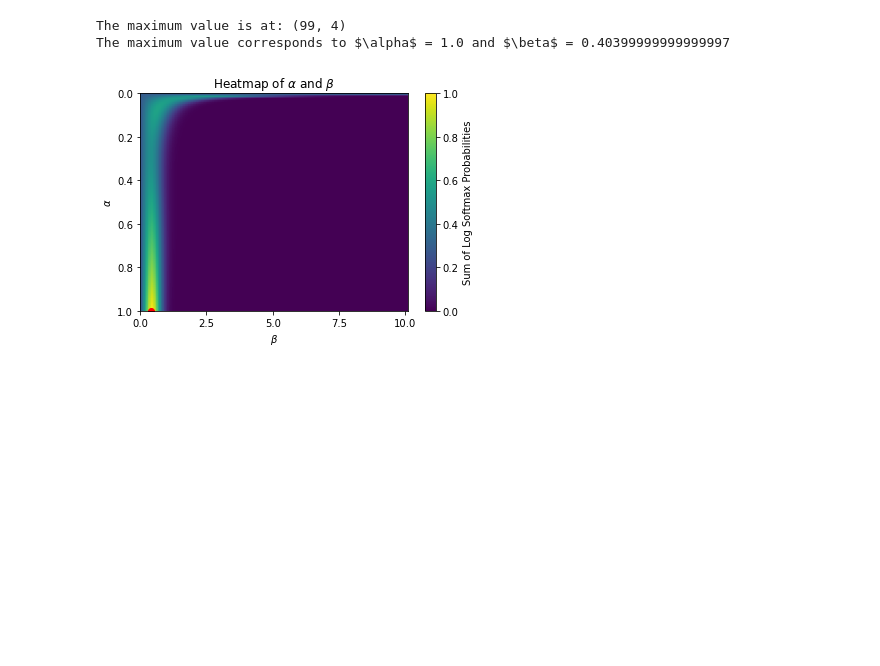
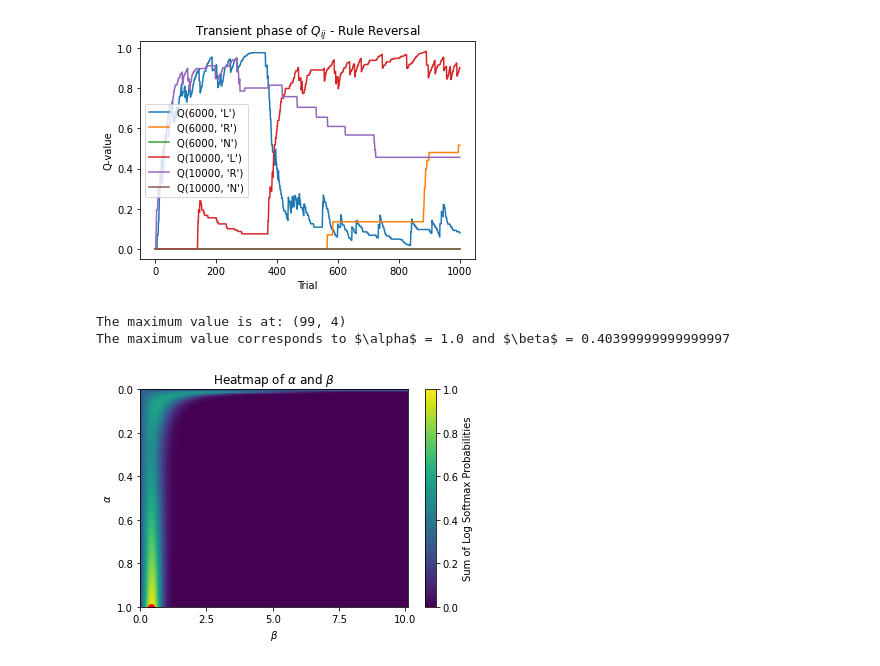
Before and after one commit to sabdi077/Max._Likelihood_-_Transient_Q_ij, a Jupyter notebook: Maximum Likelihood (1) (1).ipynb, the cells around one changed output. Cells and saved outputs as stored; diff of their text form; code cells hidden in the pictures; blank space fills up the shorter version.

```diff
--- a/Maximum Likelihood (1) (1).ipynb
+++ b/Maximum Likelihood (1) (1).ipynb
@@ -94,3 +94,103 @@ plt.show()
+# %%
+import pandas as pd
+import numpy as np
+import matplotlib.pyplot as plt
+from OOP_RealFilteredData import Simulation
+import math
+
+Q_i = {'6kHz': {'L': 0, 'R': 0, 'N': 0}, '10kHz': {'L': 0, 'R': 0, 'N': 0}}
+N=2000
+T=1000
+# df = pd.read_csv('expert_mice_all_trials.csv')
+
+# Slicing the data
+# df_sliced = df.iloc[T:N+1]
+
+# Reset the index of the sliced data
+# df_sliced.reset_index(drop=True, inplace=True)
+sim = Simulation(T, N, Q_i)
+# Extract the columns
+rew_t = sim.R
+tone_freq = sim.states
+response = sim.actions
+
+
+
+# Define your rewards for each trial
+R = []
+
+for t in range(N-T):
+    R.append(rew_t[t])
+A=0.07
+
+def DeltaLearningRule(A, tone_freq, response):
+    N = len(tone_freq)
+
+    # Define the initial Q values as a dictionary
+    Q = {(6000, 'L'): 0, (6000, 'R'): 0, (6000, 'N'): 0, (10000, 'L'): 0, (10000, 'R'): 0, (10000, 'N'): 0}
+    Q_history = [Q.copy()]  # Keep a history of Q at each time step
+
+    # Iterate over the trials
+    for t in range(N):
+        # Get the current i and j values
+        i, j = int(tone_freq[t]), response[t]
+
+        # Update the corresponding element of the matrix
+        Q[(i, j)] = Q[(i, j)] + A * (rew_t[t] - Q[(i, j)])
+
+        # Append the updated Q to the history
+        Q_history.append(Q.copy())
+
+    # Extract the Q values for each key over trials
+    Q_values_over_trials = {key: [dic[key] for dic in Q_history] for key in Q.keys()}
+
+    return Q_values_over_trials
+N=N-T
+
+frequency_mapping = {'6kHz': 6000, '10kHz': 10000}
+
+# Apply the mapping to tone_freq
+mapped_tone_freq = [frequency_mapping[freq] for freq in tone_freq]
+Q_values_over_trials = DeltaLearningRule(A, mapped_tone_freq, response)
+
+P=[]
+B=8
+
+def SoftMax(Q_values_over_trials,B):
+    N=len(tone_freq)
+    i, j = int(tone_freq[t]), response[t]
+    for t in range(N):
+        current_q=Q_values_over_trials[i,j][t]
+        if j == 'R':
+            opposite1_q = Q_values_over_trials[i,'L'][t]
+            opposite2_q = Q_values_over_trials[i,'N'][t]
+        elif j == 'L':
+            opposite1_q = Q_values_over_trials[i,'R'][t]
+            opposite2_q = Q_values_over_trials[i,'N'][t]
+        else:
+            opposite1_q = Q_values_over_trials[i,'R'][t]
+            opposite2_q = Q_values_over_trials[i,'L'][t]
+
+        q_diff1=opposite1_q-current_q
+        q_diff2=opposite2_q-current_q
+        P_t=1/(1+np.exp(B*q_diff1)+np.exp(B*q_diff2))
+        P.append(P_t)
+    return P
+
+
+#print(SoftMax(Q_values_over_trials,B))
+
+
+# Plot the Q values
+for key, values in Q_values_over_trials.items():
+    plt.plot(values, label=f'Q{key}')
+plt.xlabel('Trial')
+plt.ylabel('Q-value')
+plt.legend()
+plt.title('Transient phase of $Q_{ij}$ - Rule Reversal')
+plt.show()
+# %% [output]
+[figure, added]
 # %%
 import pandas as pd
 import numpy as np
```
Also changed, not shown: parts of 10 cells of this notebook.
